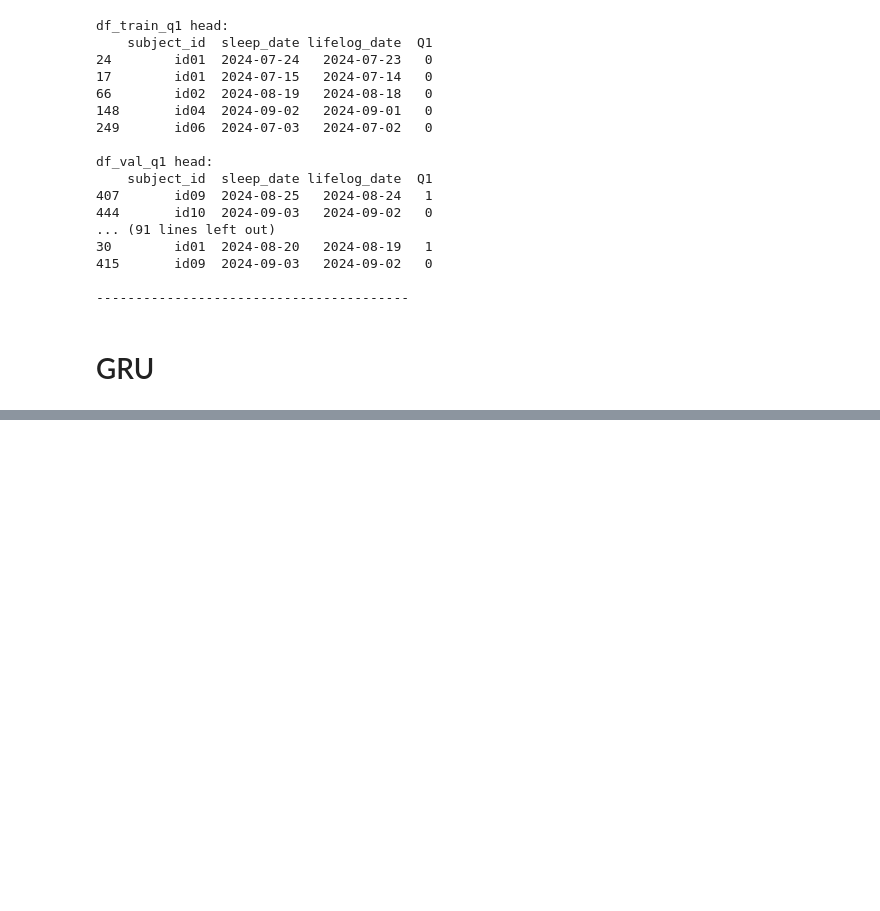
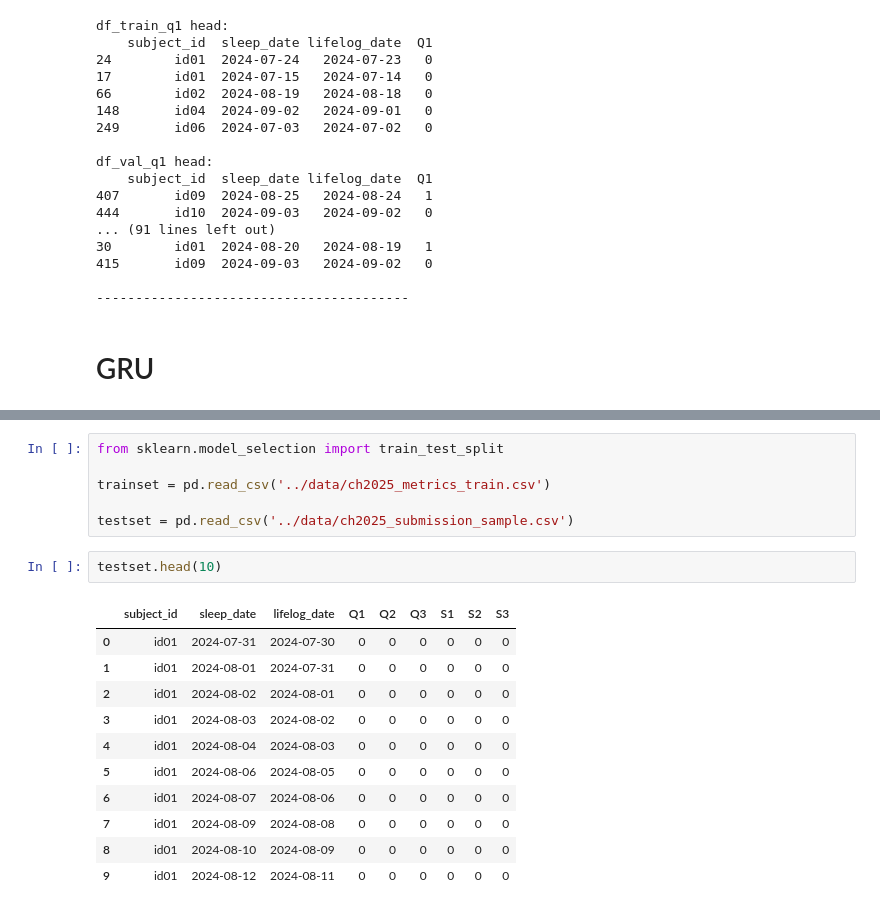
Before and after one commit to migreeni/ETRI_DS, a Jupyter notebook: GRU/gru_cwj.ipynb, the cells around one changed output, grey strips where cells are left out. Cells and saved outputs as stored; diff of their text form; blank space fills up the shorter version.

```diff
--- a/GRU/gru_cwj.ipynb
+++ b/GRU/gru_cwj.ipynb
@@ -529,0 +564,20 @@ Compile with `TORCH_USE_CUDA_DSA` to enable device-side assertions.
+# %%
+from sklearn.model_selection import train_test_split
+
+trainset = pd.read_csv('../data/ch2025_metrics_train.csv')
+
+testset = pd.read_csv('../data/ch2025_submission_sample.csv')
+# %%
+testset.head(10)
+# %% [output]
+|  | subject_id | sleep_date | lifelog_date | Q1 | Q2 | Q3 | S1 | S2 | S3 |
+| 0 | id01 | 2024-07-31 | 2024-07-30 | 0 | 0 | 0 | 0 | 0 | 0 |
+| 1 | id01 | 2024-08-01 | 2024-07-31 | 0 | 0 | 0 | 0 | 0 | 0 |
+| 2 | id01 | 2024-08-02 | 2024-08-01 | 0 | 0 | 0 | 0 | 0 | 0 |
+| 3 | id01 | 2024-08-03 | 2024-08-02 | 0 | 0 | 0 | 0 | 0 | 0 |
+| 4 | id01 | 2024-08-04 | 2024-08-03 | 0 | 0 | 0 | 0 | 0 | 0 |
+| 5 | id01 | 2024-08-06 | 2024-08-05 | 0 | 0 | 0 | 0 | 0 | 0 |
+| 6 | id01 | 2024-08-07 | 2024-08-06 | 0 | 0 | 0 | 0 | 0 | 0 |
+| 7 | id01 | 2024-08-09 | 2024-08-08 | 0 | 0 | 0 | 0 | 0 | 0 |
+| 8 | id01 | 2024-08-10 | 2024-08-09 | 0 | 0 | 0 | 0 | 0 | 0 |
+| 9 | id01 | 2024-08-12 | 2024-08-11 | 0 | 0 | 0 | 0 | 0 | 0 |
```
Also changed, not shown: parts of 8 cells of this notebook, 1 other file.
